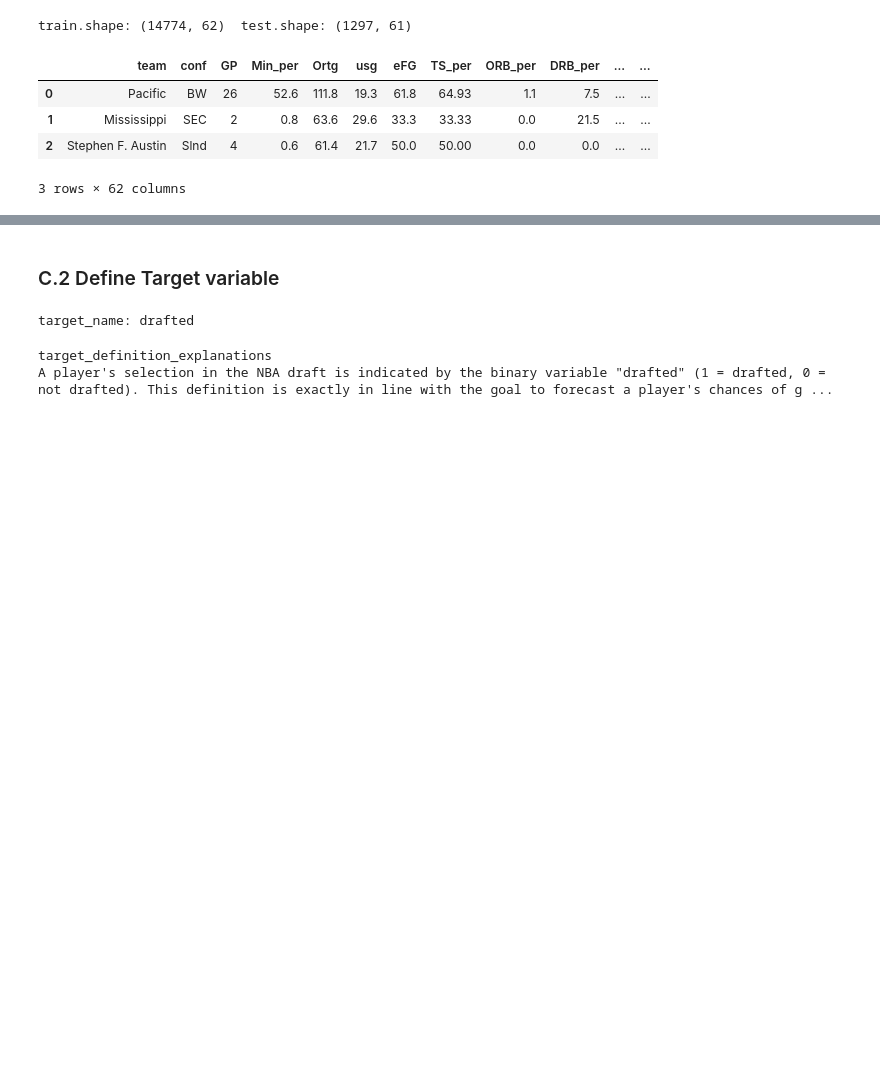
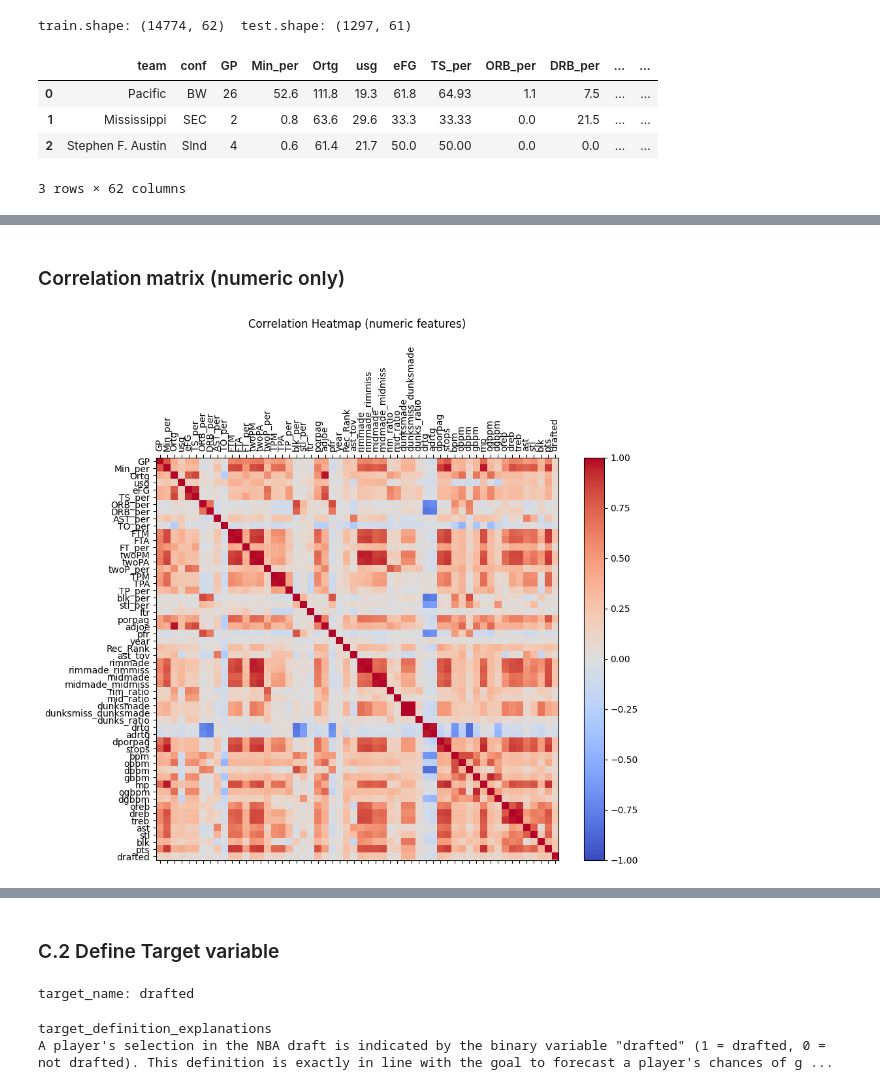
Before and after one commit to NaynaJahan/Performance-Analysis-in-NBA-Draft, a Jupyter notebook: notebooks/36120-25SP-AT1-12-25238736-experiment0.ipynb, the cells around one changed output, grey strips where cells are left out. Saved outputs shown, nothing was run; the diff lists cells and outputs as text; code cells hidden in the pictures; blank space fills up the shorter version.

```diff
--- a/notebooks/36120-25SP-AT1-12-25238736-experiment0.ipynb
+++ b/notebooks/36120-25SP-AT1-12-25238736-experiment0.ipynb
@@ -248,0 +320,15 @@ train.shape: (14774, 62)  test.shape: (1297, 61)
+# %% [markdown]
+### Correlation matrix (numeric only)
+# %%
+num_cols = train.select_dtypes(include=["number"]).columns.tolist()
+if len(num_cols) > 1:
+    corr = train[num_cols].corr()
+    fig, ax = plt.subplots(figsize=(10, 8))
+    cax = ax.matshow(corr, cmap="coolwarm", vmin=-1, vmax=1)
+    plt.xticks(range(len(num_cols)), num_cols, rotation=90)
+    plt.yticks(range(len(num_cols)), num_cols)
+    fig.colorbar(cax)
+    plt.title("Correlation Heatmap (numeric features)", pad=20)
+    plt.show()
+# %% [output]
+[figure, added]
```
Also changed, not shown: parts of 10 cells of this notebook, 1 other file.
